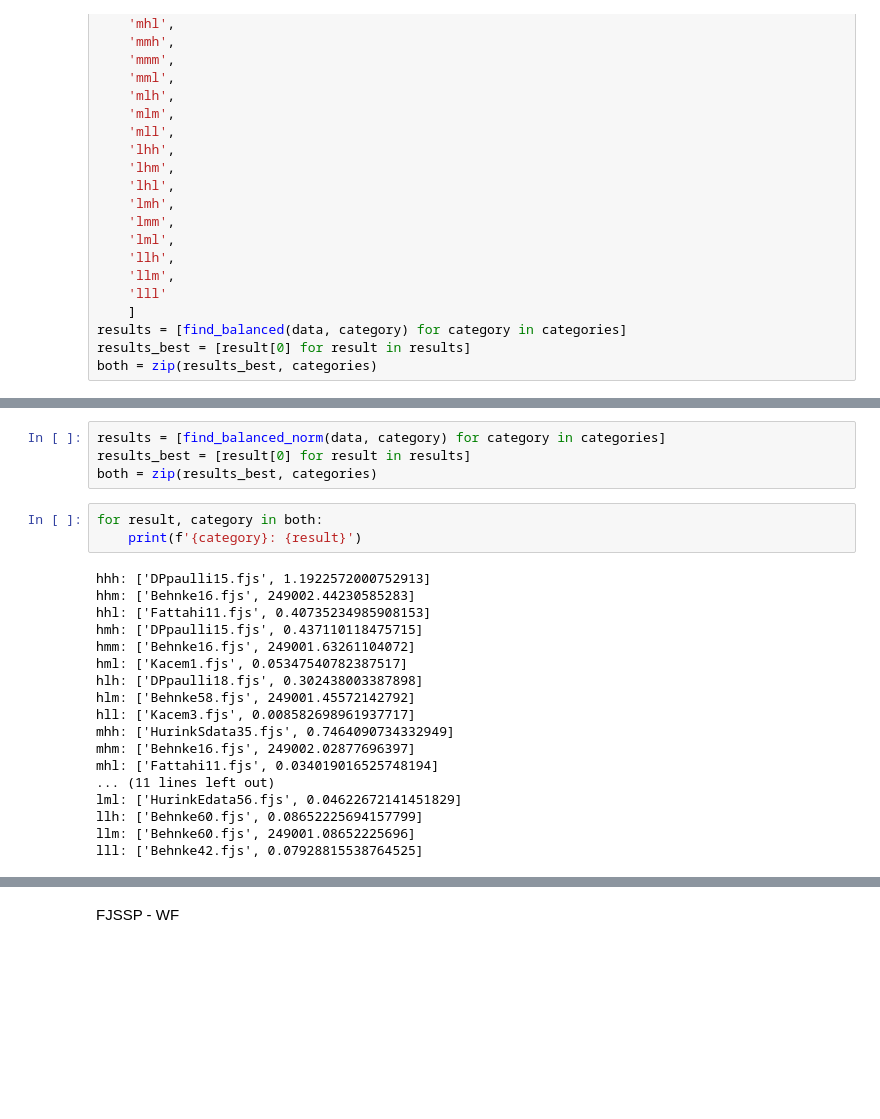
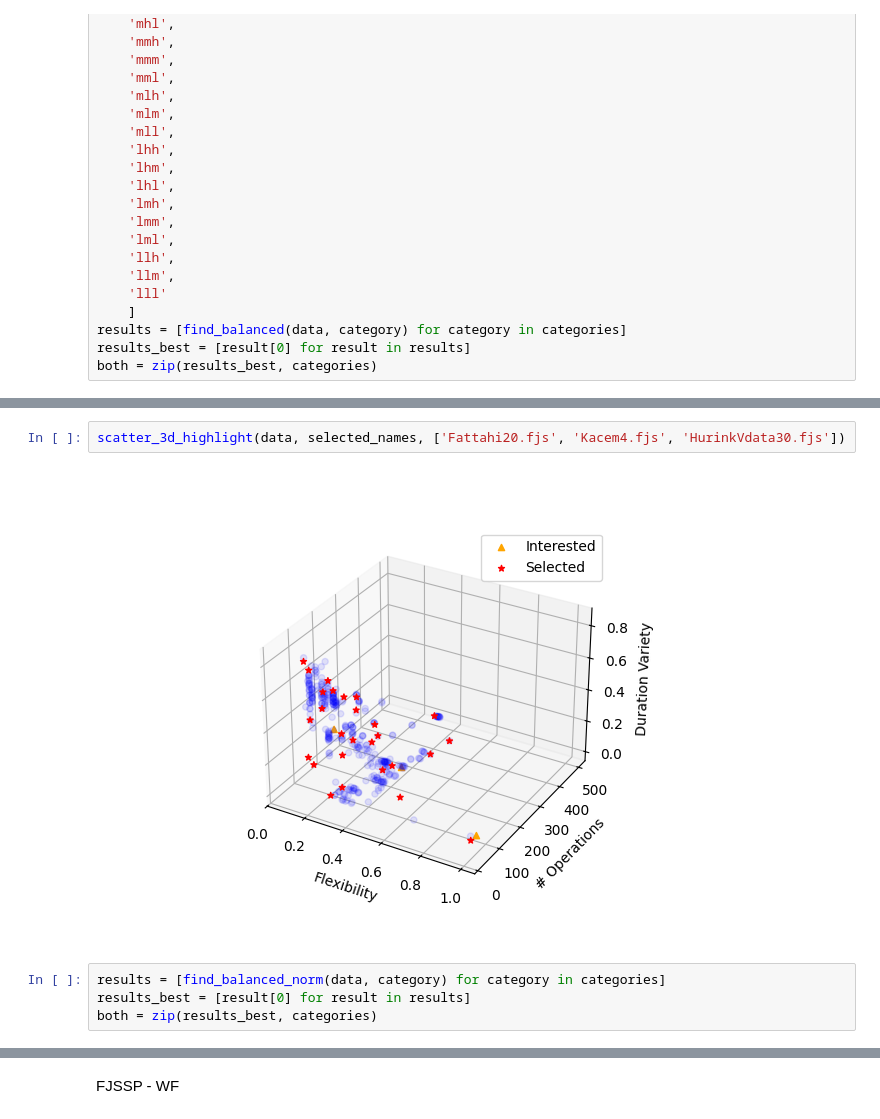
Before and after one commit to jrc-rodec/scheduling_model, a Jupyter notebook: code/analysis/benchmarkrewriter/select_benchmarks.ipynb, the cells around one changed output, grey strips where cells are left out. Saved outputs shown, nothing was run; the diff lists cells and outputs as text; blank space fills up the shorter version.

```diff
--- a/code/analysis/benchmarkrewriter/select_benchmarks.ipynb
+++ b/code/analysis/benchmarkrewriter/select_benchmarks.ipynb
@@ -370,25 +436,8 @@ lll: ['HurinkEdata1.fjs', 43145.0]
+# %%
+scatter_3d_highlight(data, selected_names, ['Fattahi20.fjs', 'Kacem4.fjs', 'HurinkVdata30.fjs'])
+# %% [output]
+[figure, added]
 # %%
 results = [find_balanced_norm(data, category) for category in categories]
 results_best = [result[0] for result in results]
 both = zip(results_best, categories)
-# %%
-for result, category in both:
-    print(f'{category}: {result}')
-# %% [output]
-hhh: ['DPpaulli15.fjs', 1.1922572000752913]
-hhm: ['Behnke16.fjs', 249002.44230585283]
-hhl: ['Fattahi11.fjs', 0.40735234985908153]
-hmh: ['DPpaulli15.fjs', 0.437110118475715]
-hmm: ['Behnke16.fjs', 249001.63261104072]
-hml: ['Kacem1.fjs', 0.05347540782387517]
-hlh: ['DPpaulli18.fjs', 0.302438003387898]
-hlm: ['Behnke58.fjs', 249001.45572142792]
-hll: ['Kacem3.fjs', 0.008582698961937717]
-mhh: ['HurinkSdata35.fjs', 0.7464090734332949]
-mhm: ['Behnke16.fjs', 249002.02877696397]
-mhl: ['Fattahi11.fjs', 0.034019016525748194]
-... (11 lines left out)
-lml: ['HurinkEdata56.fjs', 0.04622672141451829]
-llh: ['Behnke60.fjs', 0.08652225694157799]
-llm: ['Behnke60.fjs', 249001.08652225696]
-lll: ['Behnke42.fjs', 0.07928815538764525]
```
Also changed, not shown: parts of 16 cells of this notebook, 1 other file.
